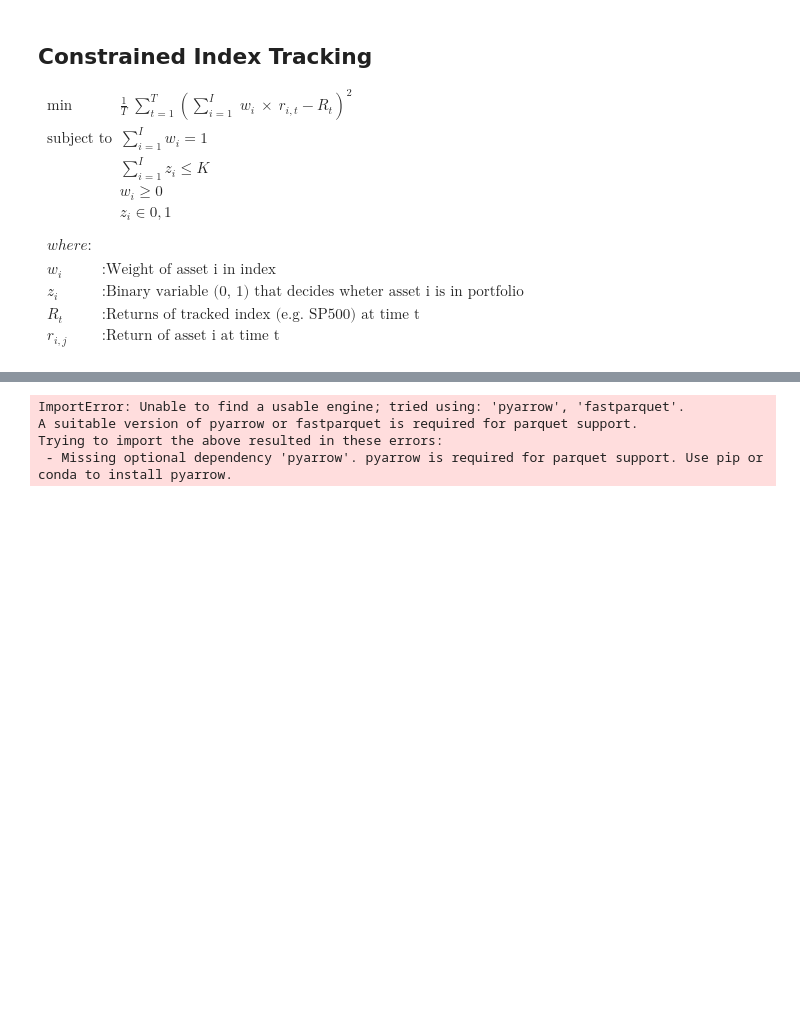
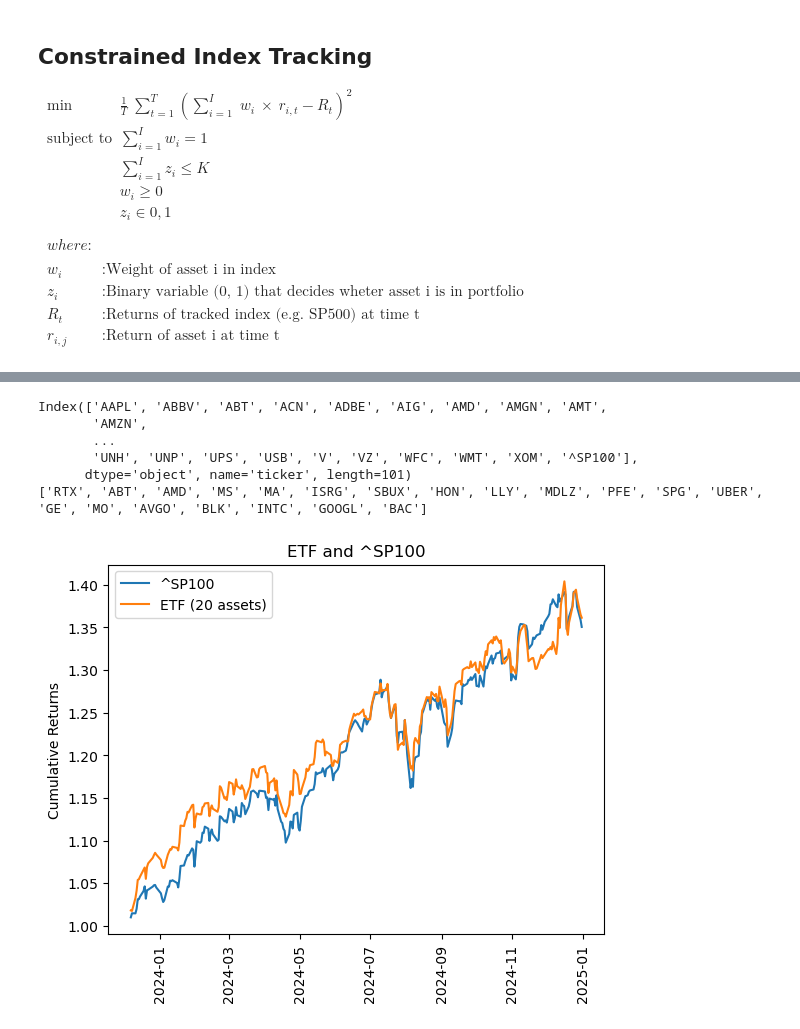
Before and after one commit to joaova/bootcamp-ds-4ed, a Jupyter notebook: index_tracking.ipynb, the cells around one changed output, grey strips where cells are left out. Cells and saved outputs as stored; diff of their text form; code cells hidden in the pictures; blank space fills up the shorter version.

```diff
--- a/index_tracking.ipynb
+++ b/index_tracking.ipynb
@@ -68,20 +42,14 @@ df.dropna(inplace=True)
 # %% [markdown]
 ## Cleaning and Splitting the Data
 # %%
-from sklearn.model_selection import train_test_split
-
-%load_ext autoreload
-%autoreload 2
+from utils.data_clean import clean_data
 
 THRESH_VALID_DATA = 0.95 # defines where to cut stocks with missing data
 PERC_SIZE_TRAIN = 0.75   # defines the size of train dataset (in %)
 
 df_ret, df_train, df_test  = clean_data(
     df_prices,
-    MKT_INDEX,
+    mkt_symbol=MKT_INDEX,
     thresh_valid_data = THRESH_VALID_DATA,
     size_train = PERC_SIZE_TRAIN
 )
-
-df_train.to_parquet("data/ret-data-cleaned-TRAIN.parquet")
-df_test.to_parquet("data/ret-data-cleaned-TEST.parquet")
@@ -141,0 +91,25 @@ KeyError: '^SP100'
+# %%
+import gurobipy as gp
+import pandas as pd
+import numpy as np
+from random import sample, seed
+
+seed(20220209) # reproducibility
+
+mkt_index = "^SP100"
+n_assets = 20
+
+# data from main notebook
+r_it = df_train
+
+r_mkt = r_it[mkt_index]
+
+r_it = r_it.drop(mkt_index, axis = 1)
+
+tickers = list(r_it.columns)
+
+sampled_tickers = sample(tickers, n_assets)
+
+r_it = r_it[sampled_tickers]
+
+print(r_it.head())
@@ -205,8 +197,7 @@ sum(w) = 1.0000000000001181
 # check out of sample plot
 import matplotlib.pyplot as plt
 
-# aqui coloquei qualquer coisa so pra testar
-df_test = df_wide
+df_test = df_test
 
 print(df_test.columns)
 print(sampled_tickers)
@@ -352,36 +343,39 @@ Status=2
 # check out of sample plot
 import matplotlib.pyplot as plt
 
-df_test = pd.read_parquet("data/ret-data-cleaned-TEST.parquet")
+df_test = df_test
 
 print(df_test.columns)
 print(sampled_tickers)
 df_test_mkt = df_test[mkt_index]
 
 r_hat = df_test[sampled_tickers].dot(w_hat)
 
 cumret_r = np.cumprod(1+ r_hat)
 cumret_mkt = np.cumprod(1+ df_test_mkt)
 
 fig, ax = plt.subplots()
 ax.plot(cumret_mkt.index,
         cumret_mkt,
        label = mkt_index)
 
 ax.plot(cumret_r.index,
         cumret_r,
        label = f"ETF ({n_assets} assets)")
 
 ax.legend()
 ax.set_title(f'ETF and {mkt_index}')
 ax.set_xlabel('')
 ax.set_ylabel('Cumulative Returns')
 
 plt.xticks(rotation = 90)
 
 plt.show()
 # %% [output]
-ImportError: Unable to find a usable engine; tried using: 'pyarrow', 'fastparquet'.
-A suitable version of pyarrow or fastparquet is required for parquet support.
-Trying to import the above resulted in these errors:
- - Missing optional dependency 'pyarrow'. pyarrow is required for parquet support. Use pip or conda to install pyarrow.
+Index(['AAPL', 'ABBV', 'ABT', 'ACN', 'ADBE', 'AIG', 'AMD', 'AMGN', 'AMT',
+       'AMZN',
+       ...
+       'UNH', 'UNP', 'UPS', 'USB', 'V', 'VZ', 'WFC', 'WMT', 'XOM', '^SP100'],
+      dtype='object', name='ticker', length=101)
+['RTX', 'ABT', 'AMD', 'MS', 'MA', 'ISRG', 'SBUX', 'HON', 'LLY', 'MDLZ', 'PFE', 'SPG', 'UBER', 'GE', 'MO', 'AVGO', 'BLK', 'INTC', 'GOOGL', 'BAC']
+[figure, added]
```
Also changed, not shown: parts of 13 cells of this notebook, 4 other files.
